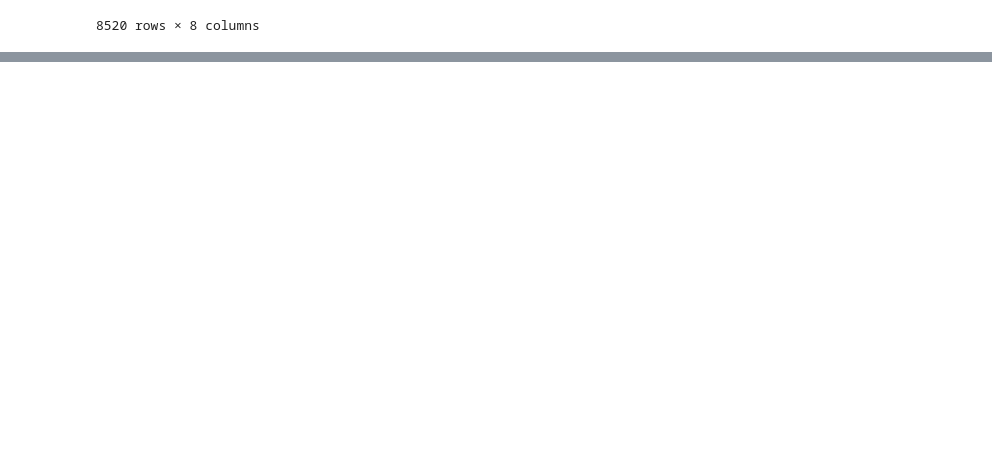
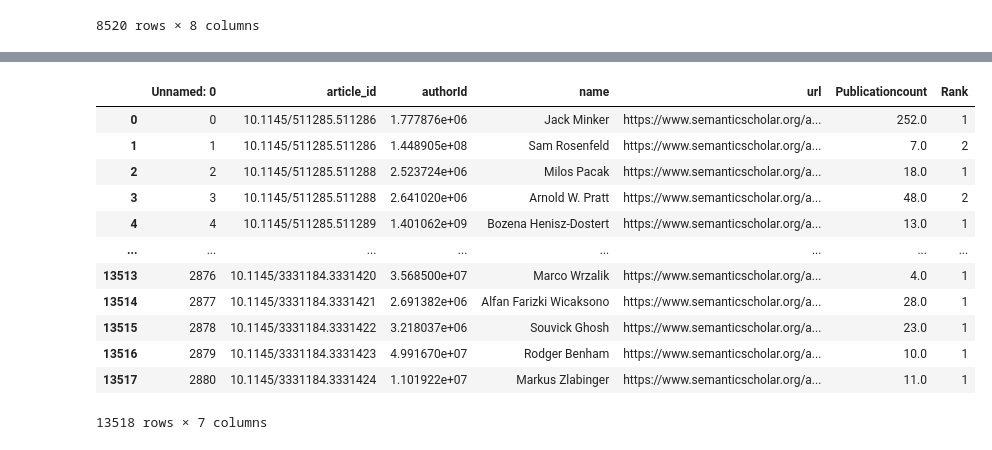
Before and after one commit to manishareddynarayan/Akshitha_INFO5731_Spring2020, a Jupyter notebook: Extracting_csv.ipynb, the cells around one changed output, grey strips where cells are left out. Drawn from its saved outputs; the diff is of its cells as text; code cells hidden in the pictures; blank space fills up the shorter version.

```diff
--- a/Extracting_csv.ipynb
+++ b/Extracting_csv.ipynb
@@ -364,0 +806,17 @@ df1
+# %%
+authordf = pd.read_csv("Final_Table_2.csv")
+authordf
+# %% [output]
+|  | Unnamed: 0 | article_id | authorId | name | url | Publicationcount | Rank |
+| 0 | 0 | 10.1145/511285.511286 | 1.777876e+06 | Jack Minker | https://www.semanticscholar.org/a... | 252.0 | 1 |
+| 1 | 1 | 10.1145/511285.511286 | 1.448905e+08 | Sam Rosenfeld | https://www.semanticscholar.org/a... | 7.0 | 2 |
+| 2 | 2 | 10.1145/511285.511288 | 2.523724e+06 | Milos Pacak | https://www.semanticscholar.org/a... | 18.0 | 1 |
+| 3 | 3 | 10.1145/511285.511288 | 2.641020e+06 | Arnold W. Pratt | https://www.semanticscholar.org/a... | 48.0 | 2 |
+| 4 | 4 | 10.1145/511285.511289 | 1.401062e+09 | Bozena Henisz-Dostert | https://www.semanticscholar.org/a... | 13.0 | 1 |
+| ... | ... | ... | ... | ... | ... | ... | ... |
+| 13513 | 2876 | 10.1145/3331184.3331420 | 3.568500e+07 | Marco Wrzalik | https://www.semanticscholar.org/a... | 4.0 | 1 |
+| 13514 | 2877 | 10.1145/3331184.3331421 | 2.691382e+06 | Alfan Farizki Wicaksono | https://www.semanticscholar.org/a... | 28.0 | 1 |
+| 13515 | 2878 | 10.1145/3331184.3331422 | 3.218037e+06 | Souvick Ghosh | https://www.semanticscholar.org/a... | 23.0 | 1 |
+| 13516 | 2879 | 10.1145/3331184.3331423 | 4.991670e+07 | Rodger Benham | https://www.semanticscholar.org/a... | 10.0 | 1 |
+| 13517 | 2880 | 10.1145/3331184.3331424 | 1.101922e+07 | Markus Zlabinger | https://www.semanticscholar.org/a... | 11.0 | 1 |
+13518 rows × 7 columns
```
Also changed, not shown: parts of 24 cells of this notebook.
